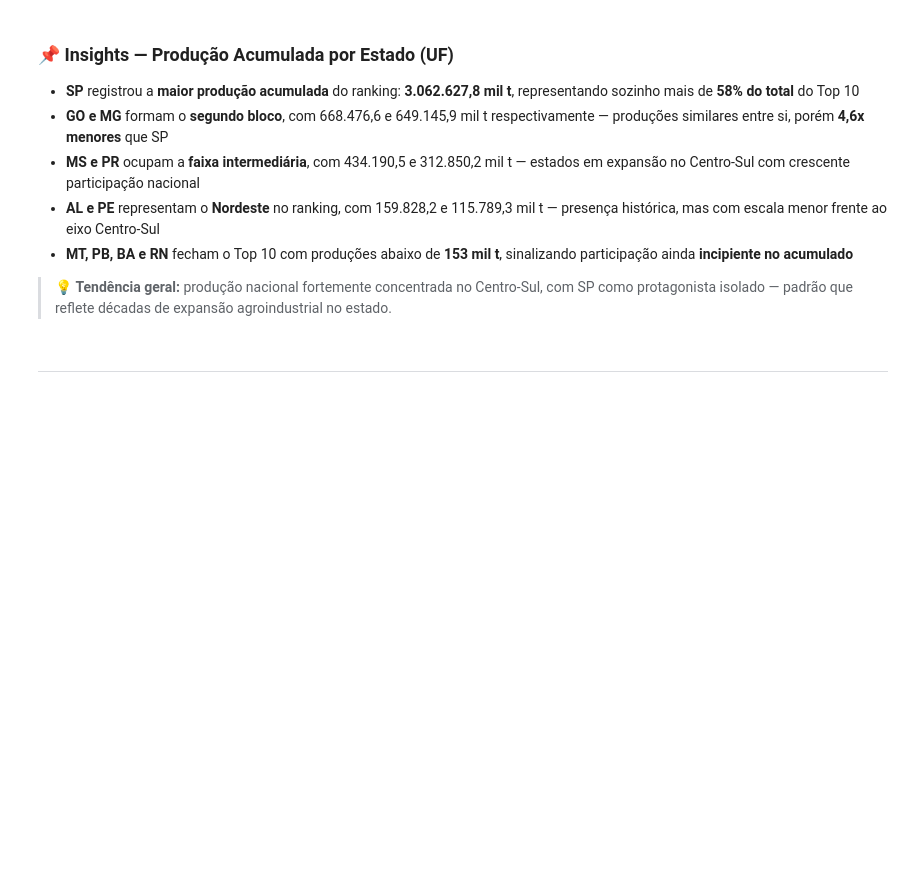
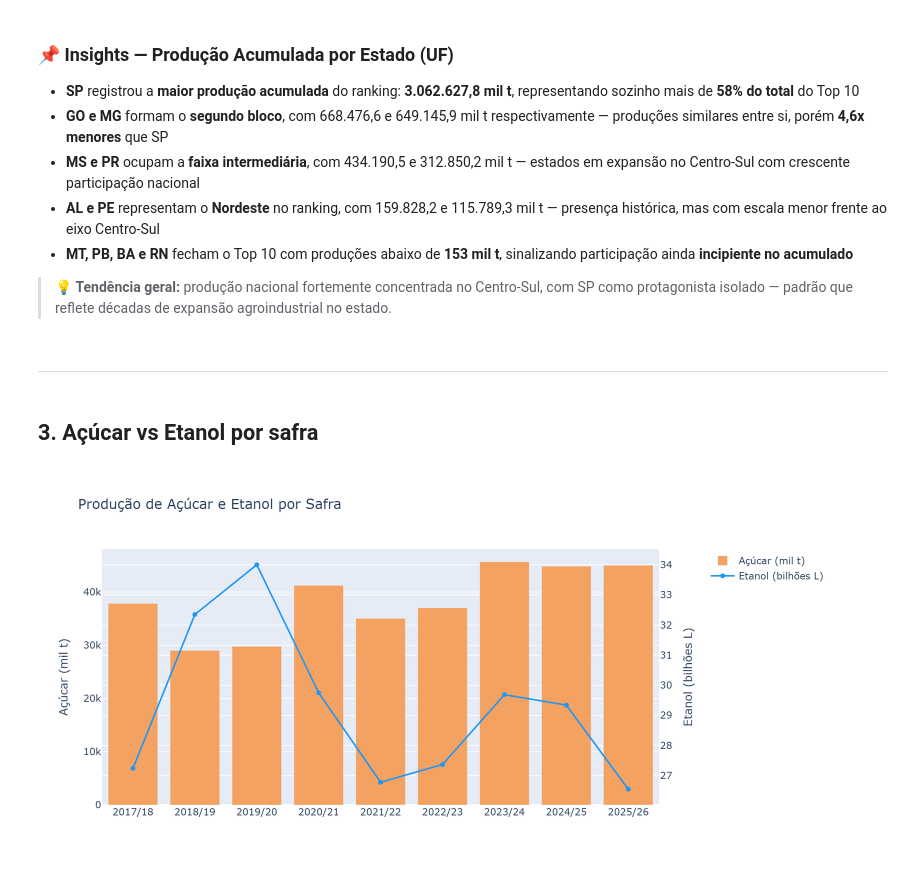
Before and after one commit to agnaldo-gonzaga/analise-producao-cana-conab, a Jupyter notebook: notebooks/03_vizualizacoes.ipynb, the cells around one changed output. Drawn from its saved outputs; the diff is of its cells as text; code cells hidden in the pictures; blank space fills up the shorter version.

Commit message:
feat: notebook 03 - visualização de Açucar vs Etanol por safra com insights

```diff
--- a/notebooks/03_vizualizacoes.ipynb
+++ b/notebooks/03_vizualizacoes.ipynb
@@ -101,3 +101,5 @@ Image('../reports/figures/02_top10_estados.png', width=800)
 > 💡 **Tendência geral:** produção nacional fortemente concentrada no Centro-Sul, com SP como protagonista isolado — padrão que reflete décadas de expansão agroindustrial no estado.
 # %% [markdown]
 ---
+# %% [markdown]
+## 3. Açúcar vs Etanol por safra
@@ -103,0 +121,4 @@ Image('../reports/figures/02_top10_estados.png', width=800)
+# %%
+Image('../reports/figures/03_acucar_vs_etanol.png', width=800)
+# %% [output]
+[figure, added]
```
Also changed, not shown: parts of 2 cells of this notebook, 1 other file.
